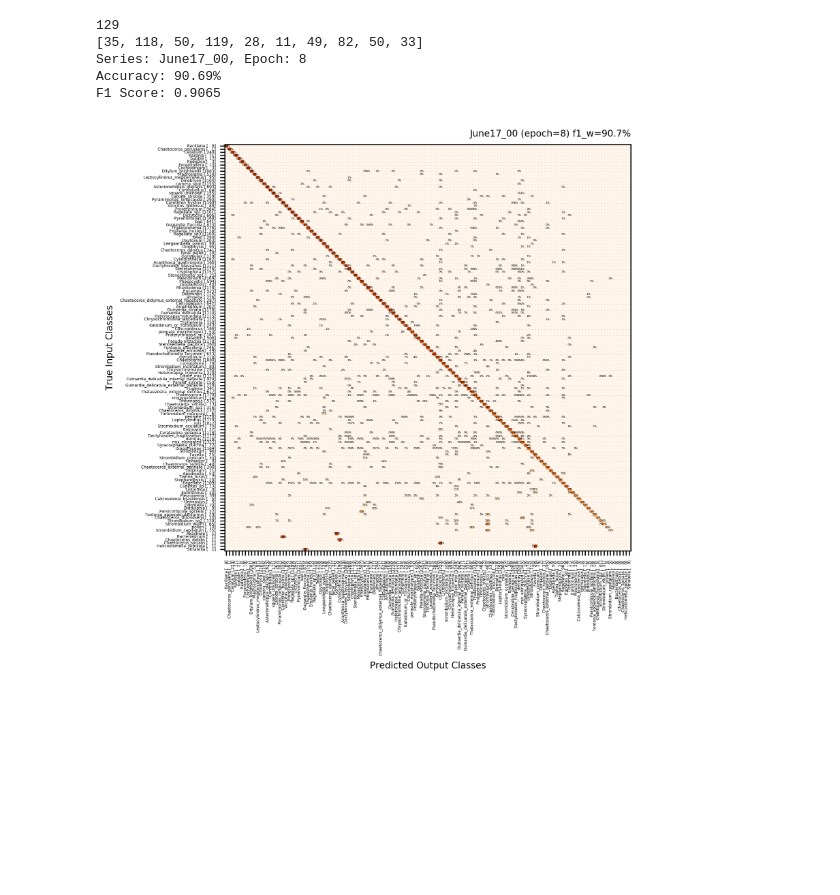
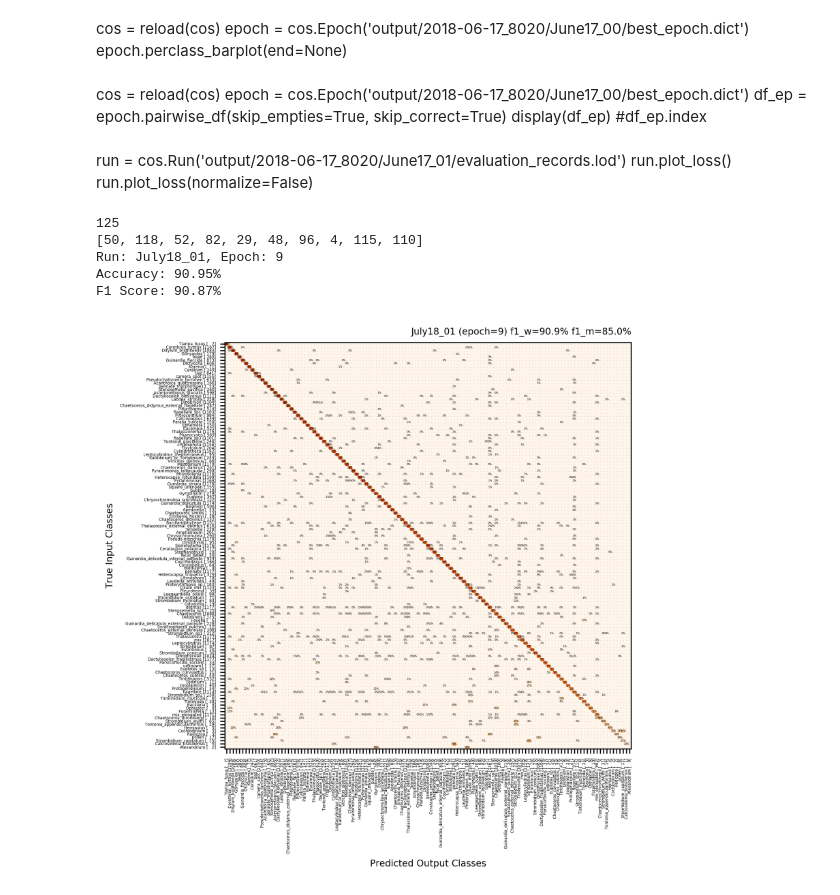
Before and after one commit to WHOIGit/ifcb_classifier, a Jupyter notebook: data_reviewing.ipynb, the cells around one changed output. Drawn from its saved outputs; the diff is of its cells as text; code cells hidden in the pictures; blank space fills up the shorter version.

```diff
--- a/data_reviewing.ipynb
+++ b/data_reviewing.ipynb
@@ -51,17 +14,31 @@ run.plot_loss(normalize=False)
+# %% [markdown]
+cos = reload(cos)
+epoch = cos.Epoch('output/2018-06-17_8020/June17_00/best_epoch.dict')
+epoch.perclass_barplot(end=None)
+# %% [markdown]
+cos = reload(cos)
+epoch = cos.Epoch('output/2018-06-17_8020/June17_00/best_epoch.dict')
+df_ep = epoch.pairwise_df(skip_empties=True, skip_correct=True)
+display(df_ep)
+#df_ep.index
+# %% [markdown]
+run = cos.Run('output/2018-06-17_8020/June17_01/evaluation_records.lod')
+run.plot_loss()
+run.plot_loss(normalize=False)
 # %%
-#be = Epoch('output/2018-06-17_8020_nonorm/June17_00/best_epoch.dict')
-be = run.best_epoch
+be = cos.Epoch('output/2019-07-18_8020/July18_01/best_epoch.dict')
+#be = run.best_epoch
 print(len(be.classes))
 print(be.true_inputs[:10])
 print('Run: {}, Epoch: {}'.format(be.name, be.epoch_num))
 print('Accuracy: {:.2f}%'.format(100*be.accuracy))
-print('F1 Score: {:.4}'.format(be.f1_weighted))
+print('F1 Score: {:.2f}%'.format(100*be.f1_weighted))
 be.plot_confusion_matrix()
 # %% [output]
-129
-[35, 118, 50, 119, 28, 11, 49, 82, 50, 33]
-Series: June17_00, Epoch: 8
-Accuracy: 90.69%
-F1 Score: 0.9065
+125
+[50, 118, 52, 82, 29, 48, 96, 4, 115, 110]
+Run: July18_01, Epoch: 9
+Accuracy: 90.95%
+F1 Score: 90.87%
-[figure, old version]
+[figure, new version]
 # %%
```
Also changed, not shown: parts of 16 cells of this notebook, 4 other files.
